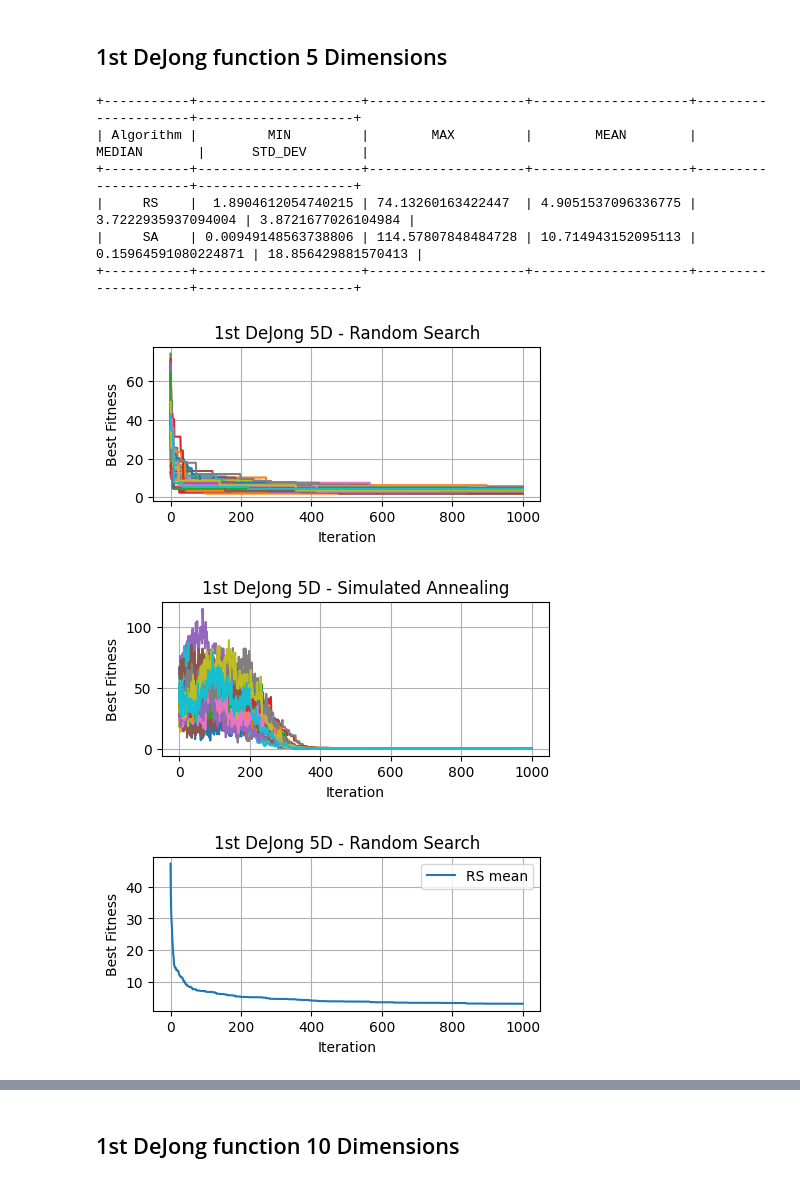
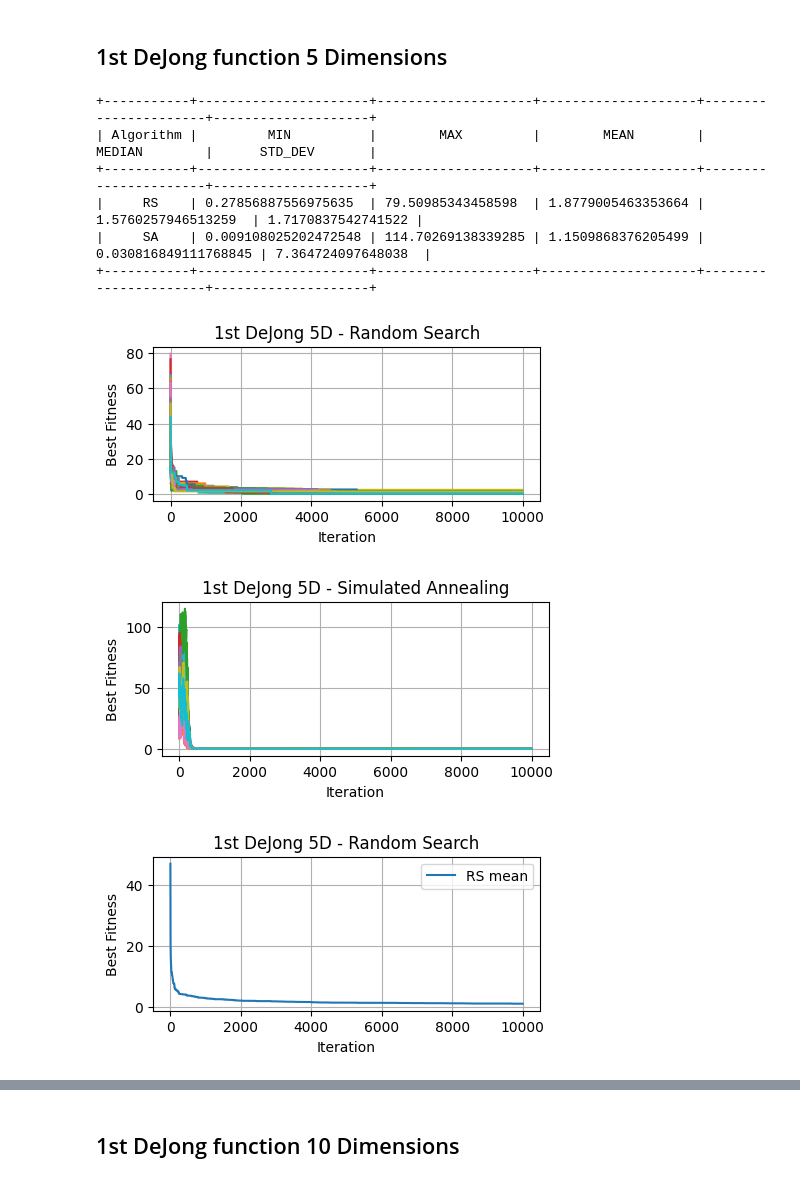
Before and after one commit to ta-jana/benchmarking-RS-SA, a Jupyter notebook: Tatyrkova_Jana_RSSA.ipynb, the cells around one changed output, grey strips where cells are left out. Saved outputs shown, nothing was run; the diff lists cells and outputs as text; code cells hidden in the pictures.

```diff
--- a/Tatyrkova_Jana_RSSA.ipynb
+++ b/Tatyrkova_Jana_RSSA.ipynb
@@ -234,21 +234,21 @@ def comparison(n_iterations, dimensions , cost_function, area, n_neighbours, coo
 # %% [markdown]
 ## 1st DeJong function 5 Dimensions
 # %%
-n_iterations = 1000
+n_iterations = 10000
 dimensions = 5
 cost_func = dejong1
 area_edges = 5.12
 n_of_neighbours = 10
 cooling_decr = 0.78
 title = "1st DeJong 5D"
 comparison(n_iterations, dimensions,cost_func,area_edges,n_of_neighbours, cooling_decr, title)
 # %% [output]
-+-----------+---------------------+--------------------+--------------------+---------------------+--------------------+
-| Algorithm |         MIN         |        MAX         |        MEAN        |        MEDIAN       |      STD_DEV       |
-+-----------+---------------------+--------------------+--------------------+---------------------+--------------------+
-|     RS    |  1.8904612054740215 | 74.13260163422447  | 4.9051537096336775 |  3.7222935937094004 | 3.8721677026104984 |
-|     SA    | 0.00949148563738806 | 114.57807848484728 | 10.714943152095113 | 0.15964591080224871 | 18.856429881570413 |
-+-----------+---------------------+--------------------+--------------------+---------------------+--------------------+
++-----------+----------------------+--------------------+--------------------+----------------------+--------------------+
+| Algorithm |         MIN          |        MAX         |        MEAN        |        MEDIAN        |      STD_DEV       |
++-----------+----------------------+--------------------+--------------------+----------------------+--------------------+
+|     RS    | 0.27856887556975635  | 79.50985343458598  | 1.8779005463353664 |  1.5760257946513259  | 1.7170837542741522 |
+|     SA    | 0.009108025202472548 | 114.70269138339285 | 1.1509868376205499 | 0.030816849111768845 | 7.364724097648038  |
++-----------+----------------------+--------------------+--------------------+----------------------+--------------------+
-[figure, old version]
+[figure, new version]
-[figure, old version]
+[figure, new version]
-[figure, old version]
+[figure, new version]
```
Also changed, not shown: parts of 1 cell of this notebook, 1 other file.
